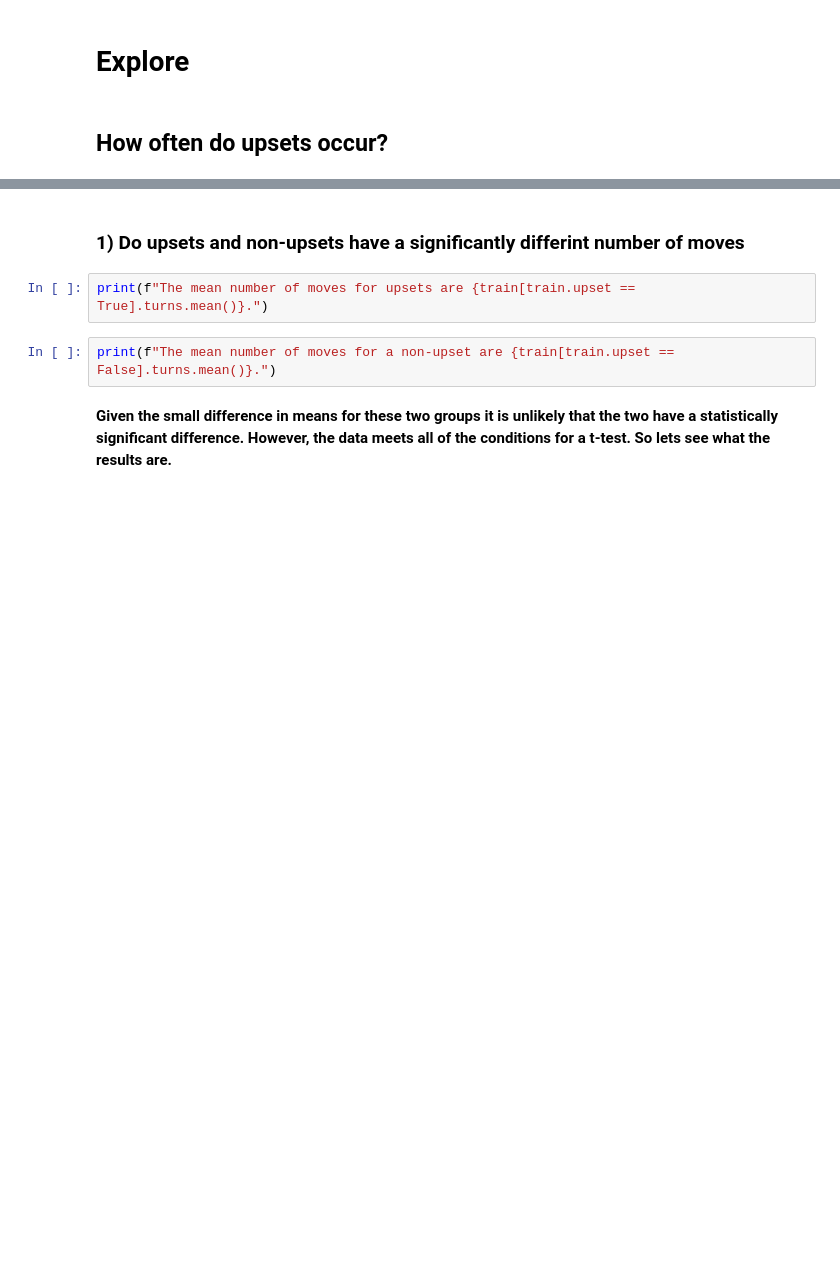
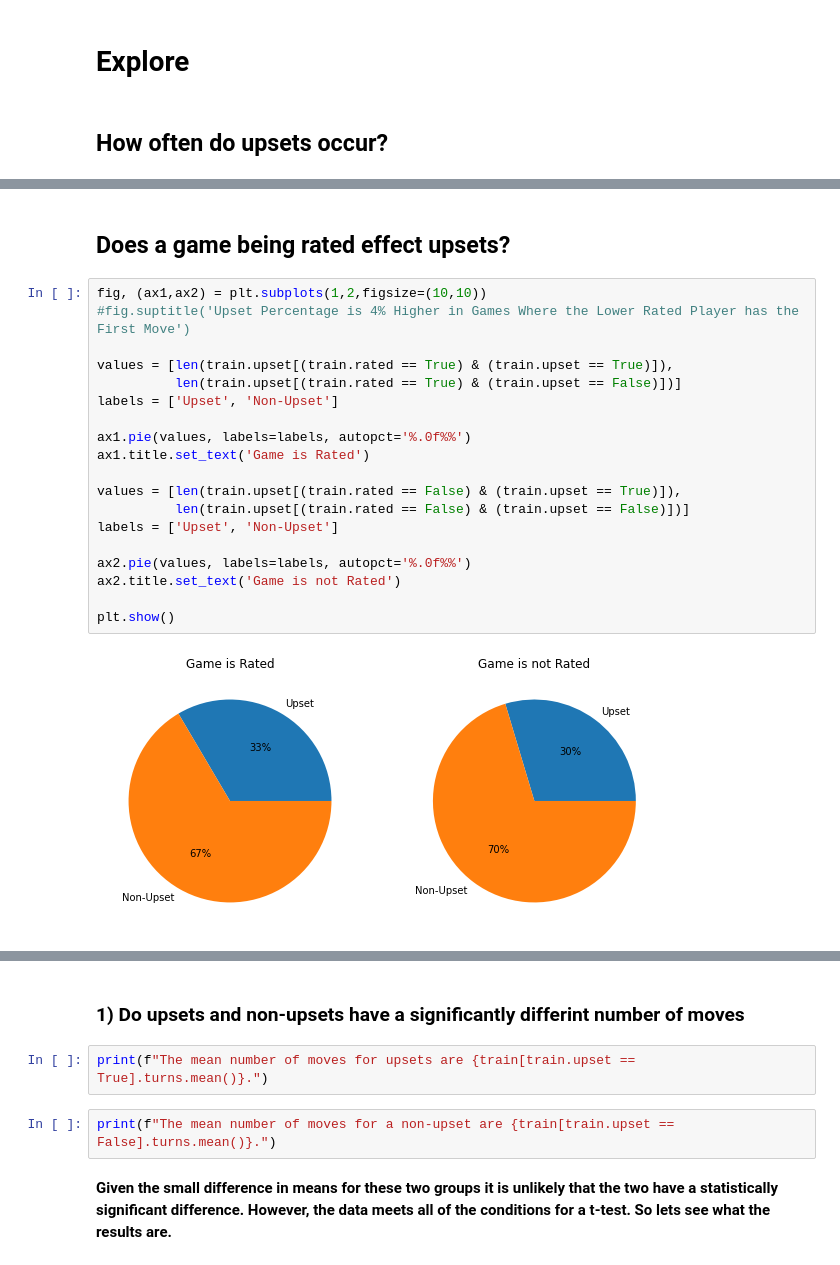
Before and after one commit to Johndsalas/chess_upsets, a Jupyter notebook: main.ipynb, the cells around one changed output, grey strips where cells are left out. Drawn from its saved outputs; the diff is of its cells as text; blank space fills up the shorter version.

```diff
--- a/main.ipynb
+++ b/main.ipynb
@@ -126,0 +173,23 @@ train.upset.value_counts()[False]/train.upset.value_counts()[True]
+# %% [markdown]
+## Does a game being rated effect upsets?
+# %%
+fig, (ax1,ax2) = plt.subplots(1,2,figsize=(10,10))
+#fig.suptitle('Upset Percentage is 4% Higher in Games Where the Lower Rated Player has the First Move')
+
+values = [len(train.upset[(train.rated == True) & (train.upset == True)]),
+          len(train.upset[(train.rated == True) & (train.upset == False)])]
+labels = ['Upset', 'Non-Upset']
+
+ax1.pie(values, labels=labels, autopct='%.0f%%')
+ax1.title.set_text('Game is Rated')
+
+values = [len(train.upset[(train.rated == False) & (train.upset == True)]),
+          len(train.upset[(train.rated == False) & (train.upset == False)])]
+labels = ['Upset', 'Non-Upset']
+
+ax2.pie(values, labels=labels, autopct='%.0f%%')
+ax2.title.set_text('Game is not Rated')
+
+plt.show()
+# %% [output]
+[figure, added]
```
Also changed, not shown: parts of 15 cells of this notebook.
